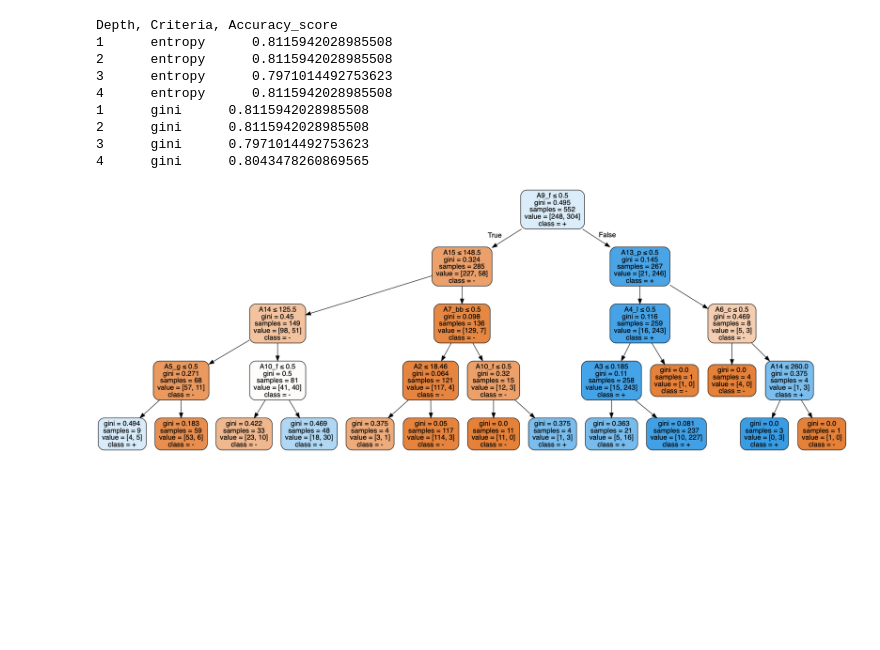
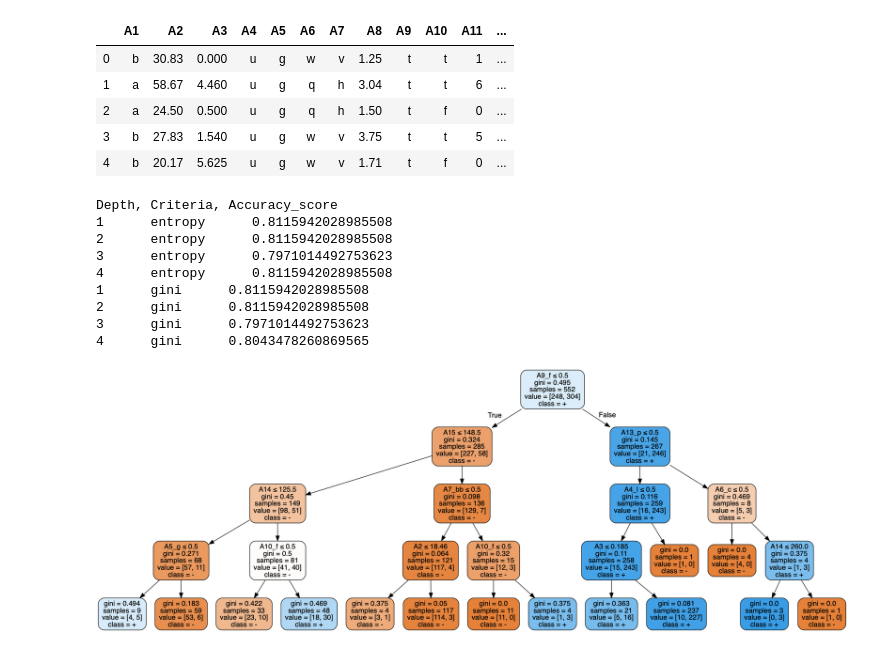
Before and after one commit to hasnin24/School-Projects, a Jupyter notebook: Credit Card Approval/Python_code.ipynb, the cells around one changed output. Drawn from its saved outputs; the diff is of its cells as text; code cells hidden in the pictures; blank space fills up the shorter version.

```diff
--- a/Credit Card Approval/Python_code.ipynb
+++ b/Credit Card Approval/Python_code.ipynb
@@ -1,7 +1,19 @@
 # %%
 import pandas as pd
-col_list = ['A' + str(i) for i in range(1, 17)]
-df = pd.read_csv("crx.data", header=None, names=col_list)
+
+col_list = ['A' + str(i) for i in range(1, 17)] # assign headers(columns names) to the dataset
+
+# import the data set from archive and assign the header
+df = pd.read_csv("http://archive.ics.uci.edu/ml/machine-learning-databases/credit-screening/crx.data", header=None, names=col_list) # import the data set
+
+df.head() # quick look at the dataset including the header
+# %% [output]
+|  | A1 | A2 | A3 | A4 | A5 | A6 | A7 | A8 | A9 | A10 | A11 | ... |
+| 0 | b | 30.83 | 0.000 | u | g | w | v | 1.25 | t | t | 1 | ... |
+| 1 | a | 58.67 | 4.460 | u | g | q | h | 3.04 | t | t | 6 | ... |
+| 2 | a | 24.50 | 0.500 | u | g | q | h | 1.50 | t | f | 0 | ... |
+| 3 | b | 27.83 | 1.540 | u | g | w | v | 3.75 | t | t | 5 | ... |
+| 4 | b | 20.17 | 5.625 | u | g | w | v | 1.71 | t | f | 0 | ... |
 # %%
 for col_name in df.columns:
     col = df[col_name]
```
